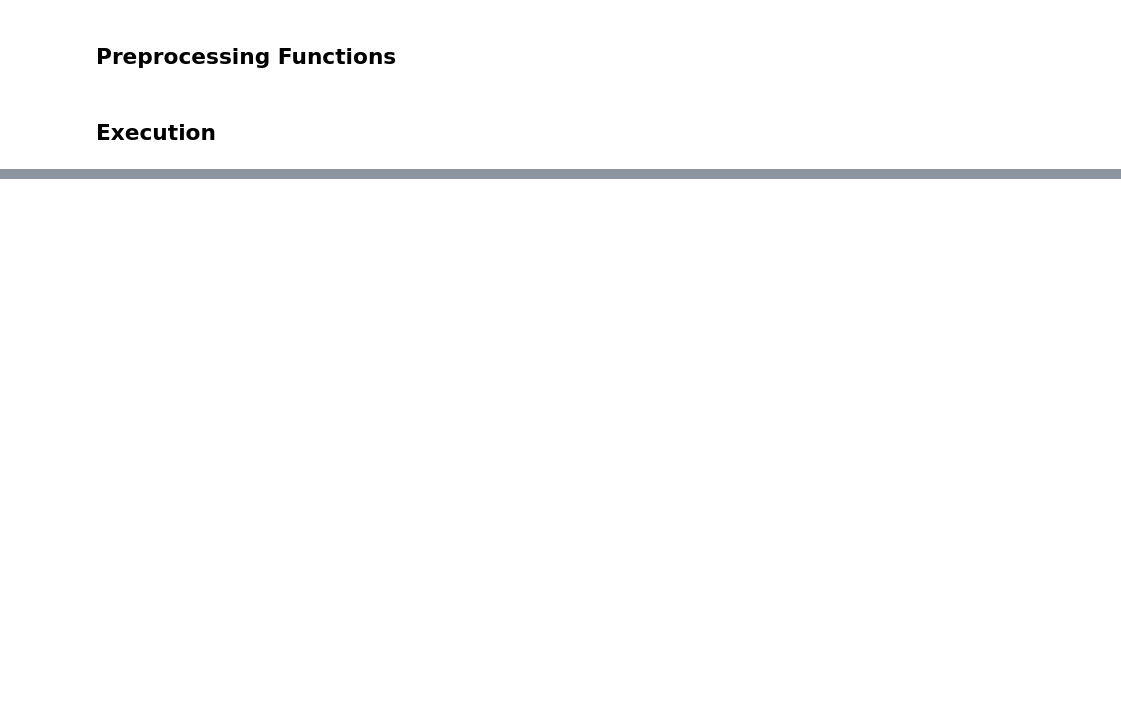
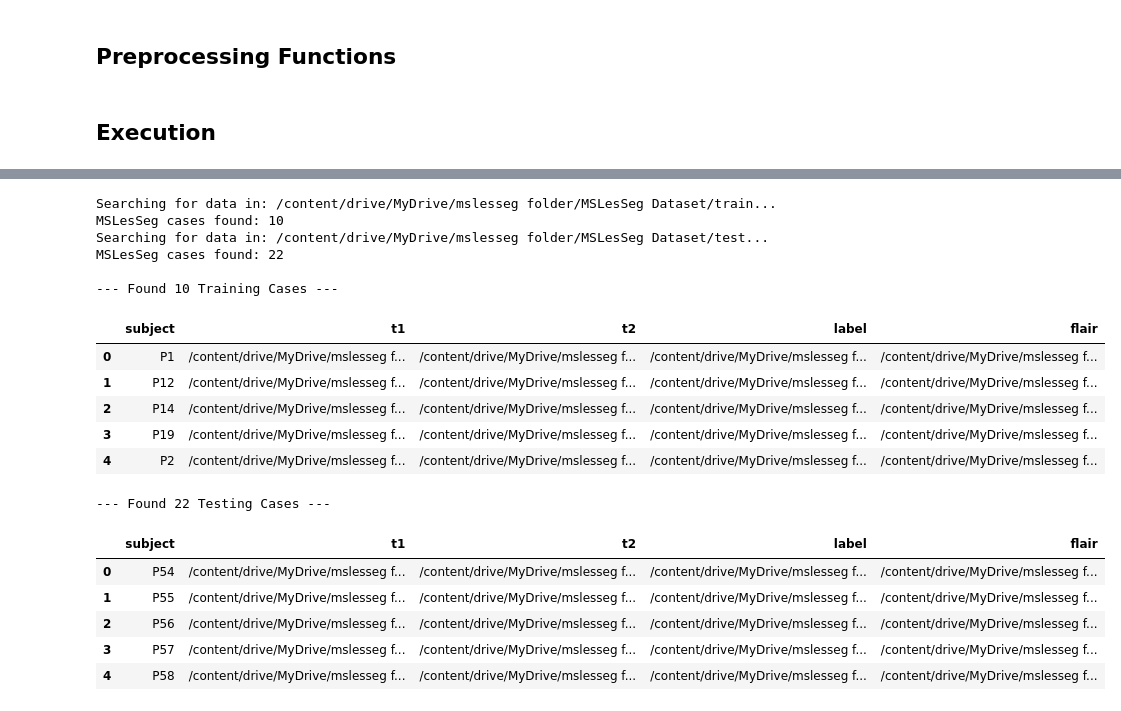
Before and after one commit to aligreo/TriEncoder-Unet-Project, a Jupyter notebook: mslesseg_preprocessing.ipynb, the cells around one changed output, grey strips where cells are left out. Drawn from its saved outputs; the diff is of its cells as text; code cells hidden in the pictures; blank space fills up the shorter version.

```diff
--- a/mslesseg_preprocessing.ipynb
+++ b/mslesseg_preprocessing.ipynb
@@ -34,3 +40,6 @@ from msseg_utils import (
 os.environ["TF_CPP_MIN_LOG_LEVEL"] = "3"
 warnings.filterwarnings("ignore", category=FutureWarning)
 warnings.filterwarnings("ignore", category=UserWarning)
+# %%
+mslesseg_train_data = "/content/drive/MyDrive/mslesseg folder/MSLesSeg Dataset/train"
+mslesseg_test_data = "/content/drive/MyDrive/mslesseg folder/MSLesSeg Dataset/test"
@@ -93,0 +357,34 @@ val_loader = setup_data_loader(data_files, transforms, CACHE_DIR)
+# %%
+import pandas as pd
+
+# Collect data for both sets using the updated logic
+train_cases = load_mslesseg_data(mslesseg_train_data)
+test_cases = load_mslesseg_data(mslesseg_test_data)
+
+print(f"\n--- Found {len(train_cases)} Training Cases ---")
+if train_cases:
+    display(pd.DataFrame(train_cases).head())
+
+print(f"\n--- Found {len(test_cases)} Testing Cases ---")
+if test_cases:
+    display(pd.DataFrame(test_cases).head())
+# %% [output]
+Searching for data in: /content/drive/MyDrive/mslesseg folder/MSLesSeg Dataset/train...
+MSLesSeg cases found: 10
+Searching for data in: /content/drive/MyDrive/mslesseg folder/MSLesSeg Dataset/test...
+MSLesSeg cases found: 22
+
+--- Found 10 Training Cases ---
+|  | subject | t1 | t2 | label | flair |
+| 0 | P1 | /content/drive/MyDrive/mslesseg f... | /content/drive/MyDrive/mslesseg f... | /content/drive/MyDrive/mslesseg f... | /content/drive/MyDrive/mslesseg f... |
+| 1 | P12 | /content/drive/MyDrive/mslesseg f... | /content/drive/MyDrive/mslesseg f... | /content/drive/MyDrive/mslesseg f... | /content/drive/MyDrive/mslesseg f... |
+| 2 | P14 | /content/drive/MyDrive/mslesseg f... | /content/drive/MyDrive/mslesseg f... | /content/drive/MyDrive/mslesseg f... | /content/drive/MyDrive/mslesseg f... |
+| 3 | P19 | /content/drive/MyDrive/mslesseg f... | /content/drive/MyDrive/mslesseg f... | /content/drive/MyDrive/mslesseg f... | /content/drive/MyDrive/mslesseg f... |
+| 4 | P2 | /content/drive/MyDrive/mslesseg f... | /content/drive/MyDrive/mslesseg f... | /content/drive/MyDrive/mslesseg f... | /content/drive/MyDrive/mslesseg f... |
+--- Found 22 Testing Cases ---
+|  | subject | t1 | t2 | label | flair |
+| 0 | P54 | /content/drive/MyDrive/mslesseg f... | /content/drive/MyDrive/mslesseg f... | /content/drive/MyDrive/mslesseg f... | /content/drive/MyDrive/mslesseg f... |
+| 1 | P55 | /content/drive/MyDrive/mslesseg f... | /content/drive/MyDrive/mslesseg f... | /content/drive/MyDrive/mslesseg f... | /content/drive/MyDrive/mslesseg f... |
+| 2 | P56 | /content/drive/MyDrive/mslesseg f... | /content/drive/MyDrive/mslesseg f... | /content/drive/MyDrive/mslesseg f... | /content/drive/MyDrive/mslesseg f... |
+| 3 | P57 | /content/drive/MyDrive/mslesseg f... | /content/drive/MyDrive/mslesseg f... | /content/drive/MyDrive/mslesseg f... | /content/drive/MyDrive/mslesseg f... |
+| 4 | P58 | /content/drive/MyDrive/mslesseg f... | /content/drive/MyDrive/mslesseg f... | /content/drive/MyDrive/mslesseg f... | /content/drive/MyDrive/mslesseg f... |
```
Also changed, not shown: parts of 19 cells of this notebook.
